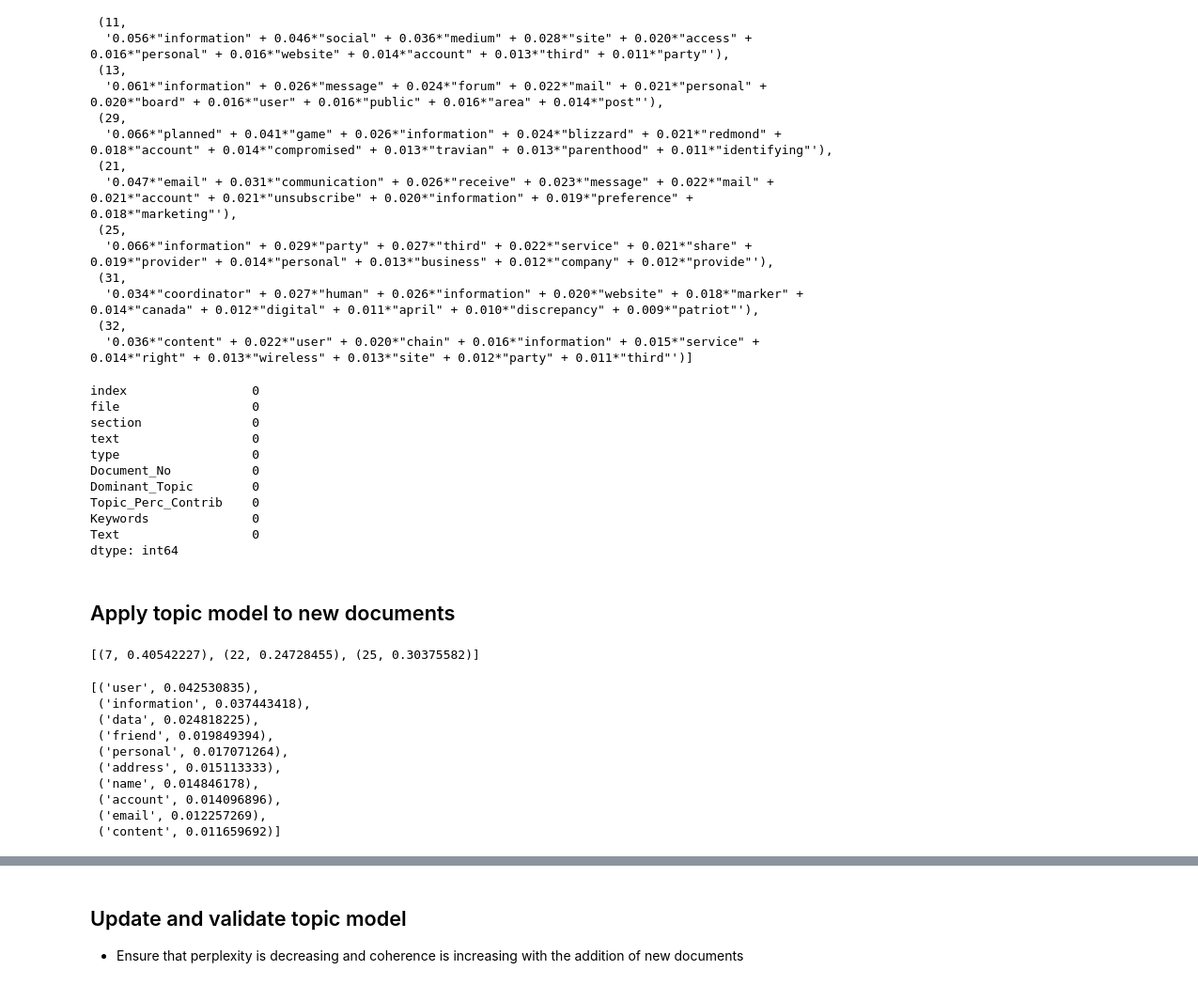
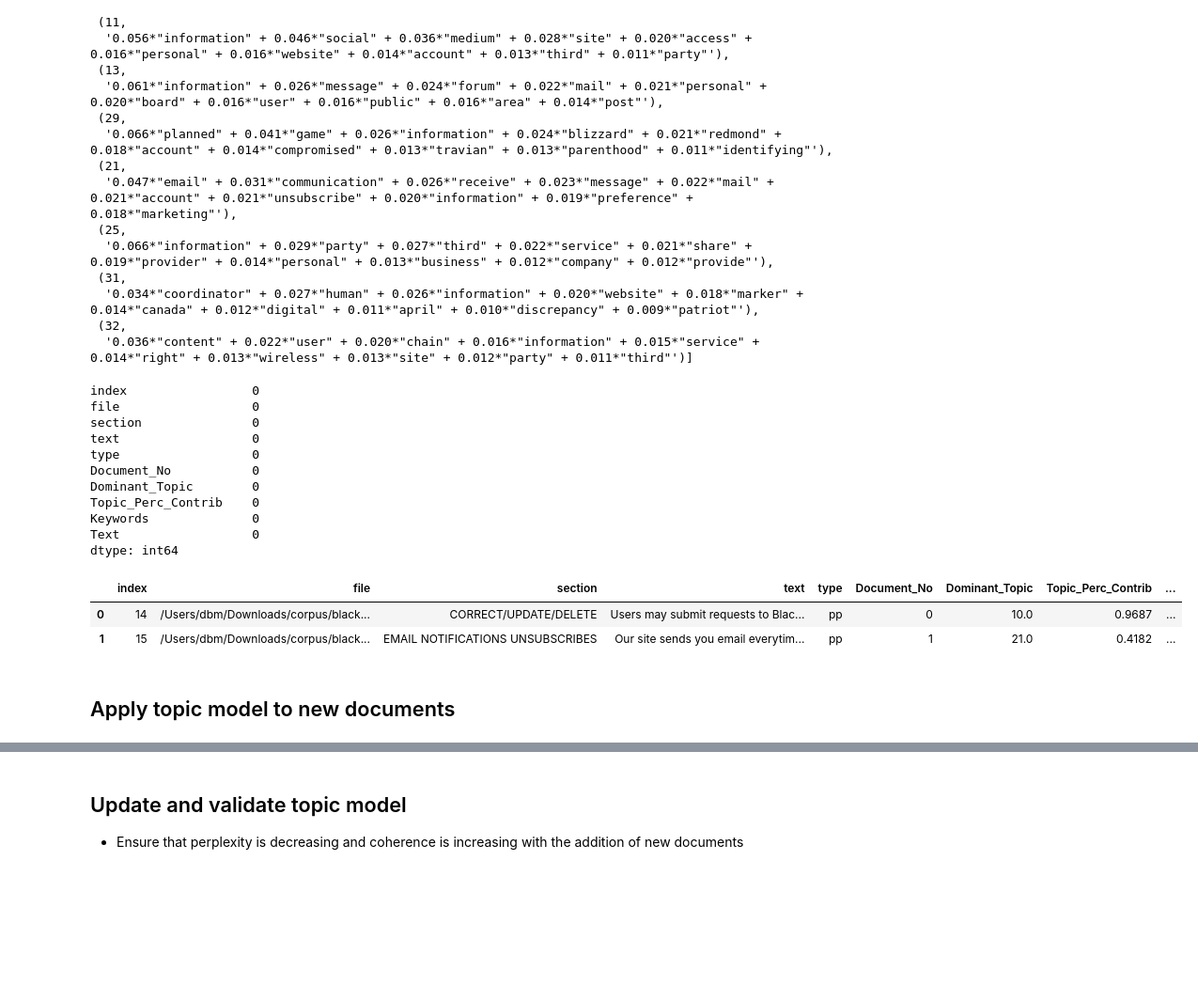
Before and after one commit to debshila/multilevel-text-summarization, a Jupyter notebook: src/ACL Topic modeling.ipynb, the cells around one changed output, grey strips where cells are left out. Shown at 94% size. Drawn from its saved outputs; the diff is of its cells as text; code cells hidden in the pictures; blank space fills up the shorter version.

```diff
--- a/src/ACL Topic modeling.ipynb
+++ b/src/ACL Topic modeling.ipynb
@@ -379,51 +391,24 @@ optimal_model.show_topics(formatted=True, num_words=10)
 # %%
 # Merge topic info with main df
 train_df = train_df.reset_index(drop=True)
 train_df_with_topic = pd.concat([train_df, df_dominant_topic], axis = 1)
+print(train_df_with_topic.isna().sum())
 train_df_with_topic.head(2)
-train_df_with_topic.isna().sum()
 # %% [output]
 index                 0
 file                  0
 section               0
 text                  0
 type                  0
 Document_No           0
 Dominant_Topic        0
 Topic_Perc_Contrib    0
 Keywords              0
 Text                  0
 dtype: int64
+|  | index | file | section | text | type | Document_No | Dominant_Topic | Topic_Perc_Contrib | ... |
+| 0 | 14 | /Users/dbm/Downloads/corpus/black... | CORRECT/UPDATE/DELETE | Users may submit requests to Blac... | pp | 0 | 10.0 | 0.9687 | ... |
+| 1 | 15 | /Users/dbm/Downloads/corpus/black... | EMAIL NOTIFICATIONS UNSUBSCRIBES | Our site sends you email everytim... | pp | 1 | 21.0 | 0.4182 | ... |
 # %% [markdown]
 ## Apply topic model to new documents
-# %%
-doc = test_words[3]
-new_doc_bow = id2word.doc2bow(doc)
-# new_doc_bow
-vector = optimal_model[new_doc_bow]
-vector
-print(vector)
-# get_topics_4_new_docs(model = optimal_model, topics= vector, prob = 0.3)
-vector.sort(key=lambda x: x[1], reverse = True)
-vector
-prob = .3
-top_kwords = [optimal_model.show_topic(topic[0])  for topic in vector if topic[1] > prob]
-# pd.DataFrame.top_kwords
-top_kwords[0]
-top_kwords_dict = {}
-top_kwords_dict = {'topic':topic[0]}
-# [i[0] for i in top_kwords]
-# [optimal_model.show_topics()[topic[0]] for topic in vector if topic[1] > prob]
-# %% [output]
-[(7, 0.40542227), (22, 0.24728455), (25, 0.30375582)]
-[('user', 0.042530835),
- ('information', 0.037443418),
- ('data', 0.024818225),
- ('friend', 0.019849394),
- ('personal', 0.017071264),
- ('address', 0.015113333),
- ('name', 0.014846178),
- ('account', 0.014096896),
- ('email', 0.012257269),
- ('content', 0.011659692)]
 # %%
```
Also changed, not shown: parts of 18 cells of this notebook, 3 other files.
